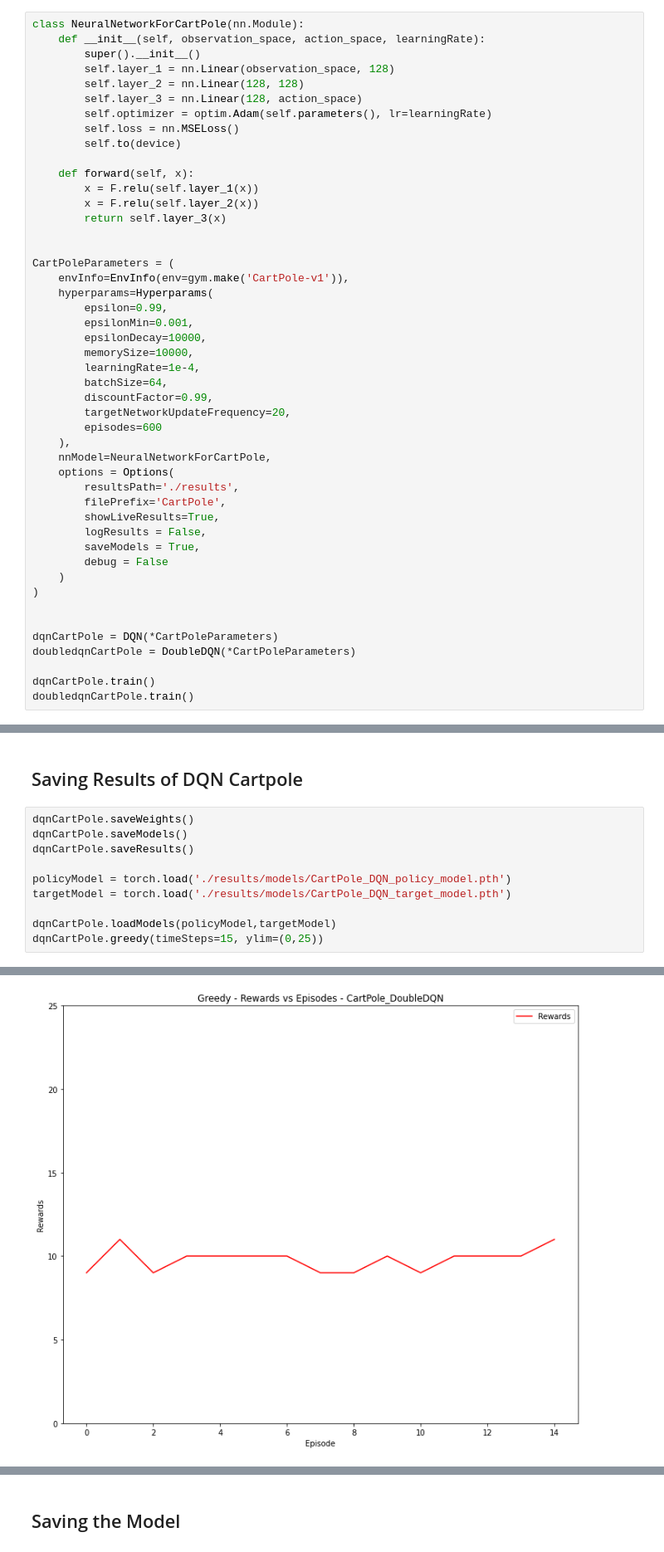
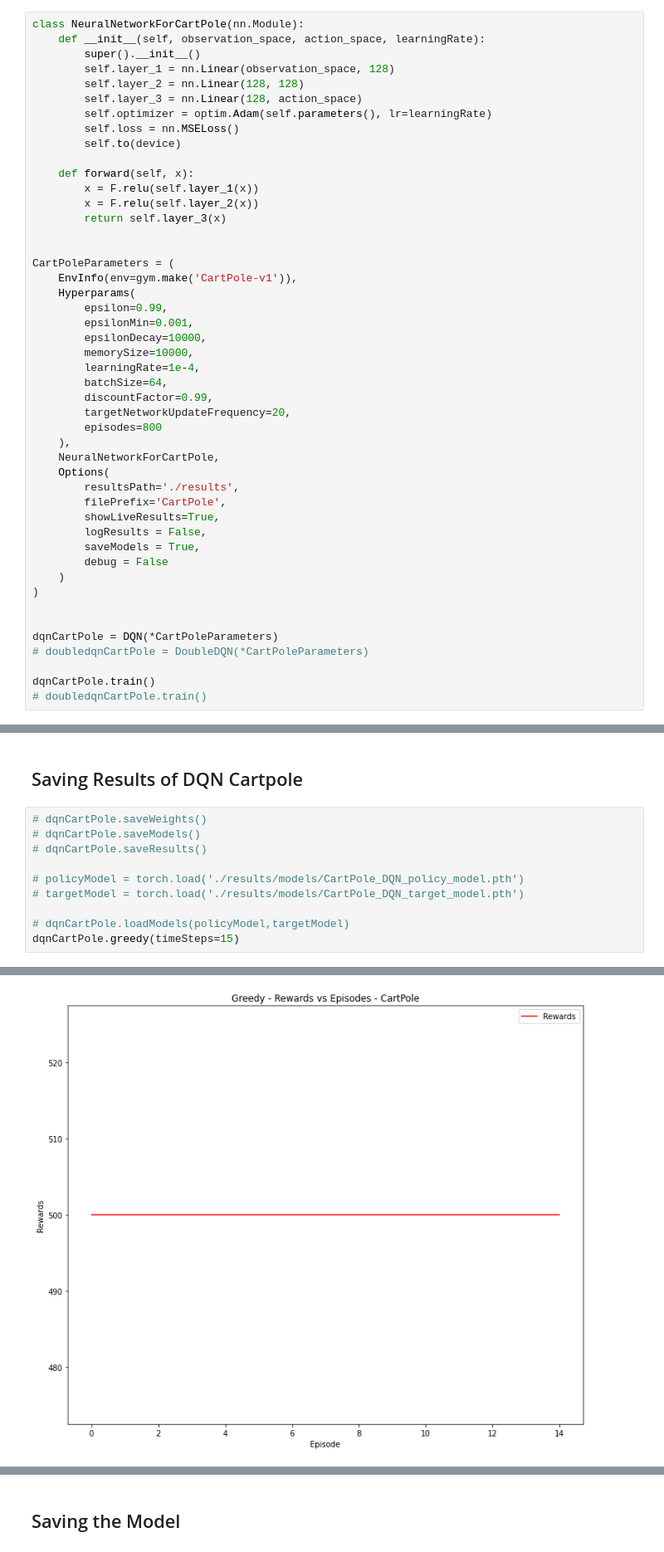
Before and after one commit to Pranomvignesh/UB_CSE546_RL_Assignment_2, a Jupyter notebook: FinalRun.ipynb, the cells around one changed output, grey strips where cells are left out. Shown at 83% size. Cells and saved outputs as stored; diff of their text form.

```diff
--- a/FinalRun.ipynb
+++ b/FinalRun.ipynb
@@ -118,8 +118,8 @@ class NeuralNetworkForCartPole(nn.Module):
 
 
 CartPoleParameters = (
-    envInfo=EnvInfo(env=gym.make('CartPole-v1')),
-    hyperparams=Hyperparams(
+    EnvInfo(env=gym.make('CartPole-v1')),
+    Hyperparams(
         epsilon=0.99,
         epsilonMin=0.001,
         epsilonDecay=10000,
@@ -128,10 +128,10 @@ CartPoleParameters = (
         batchSize=64,
         discountFactor=0.99,
         targetNetworkUpdateFrequency=20,
-        episodes=600
+        episodes=800
     ),
-    nnModel=NeuralNetworkForCartPole,
-    options = Options(
+    NeuralNetworkForCartPole,
+    Options(
         resultsPath='./results',
         filePrefix='CartPole',
         showLiveResults=True,
@@ -143,8 +143,8 @@ CartPoleParameters = (
 
 
 dqnCartPole = DQN(*CartPoleParameters)
-doubledqnCartPole = DoubleDQN(*CartPoleParameters)
+# doubledqnCartPole = DoubleDQN(*CartPoleParameters)
 
 dqnCartPole.train()
-doubledqnCartPole.train()
+# doubledqnCartPole.train()
 # %% [output]
@@ -153,15 +153,15 @@ doubledqnCartPole.train()
 # %% [markdown]
 ## Saving Results of DQN Cartpole
 # %%
-dqnCartPole.saveWeights()
-dqnCartPole.saveModels()
-dqnCartPole.saveResults()
+# dqnCartPole.saveWeights()
+# dqnCartPole.saveModels()
+# dqnCartPole.saveResults()
 
-policyModel = torch.load('./results/models/CartPole_DQN_policy_model.pth')
-targetModel = torch.load('./results/models/CartPole_DQN_target_model.pth')
+# policyModel = torch.load('./results/models/CartPole_DQN_policy_model.pth')
+# targetModel = torch.load('./results/models/CartPole_DQN_target_model.pth')
 
-dqnCartPole.loadModels(policyModel,targetModel)
-dqnCartPole.greedy(timeSteps=15, ylim=(0,25))
+# dqnCartPole.loadModels(policyModel,targetModel)
+dqnCartPole.greedy(timeSteps=15)
 # %% [output]
 --------------------------------------------------------------------------------
 
@@ -183,4 +183,4 @@ Current Reward 11.0
-[figure, old version]
+[figure, new version]
 # %%
 class NeuralNetworkForLunarLander(nn.Module):
     def __init__(self, observation_space, action_space, learningRate):
```
Also changed, not shown: parts of 14 cells of this notebook, 15 other files.
